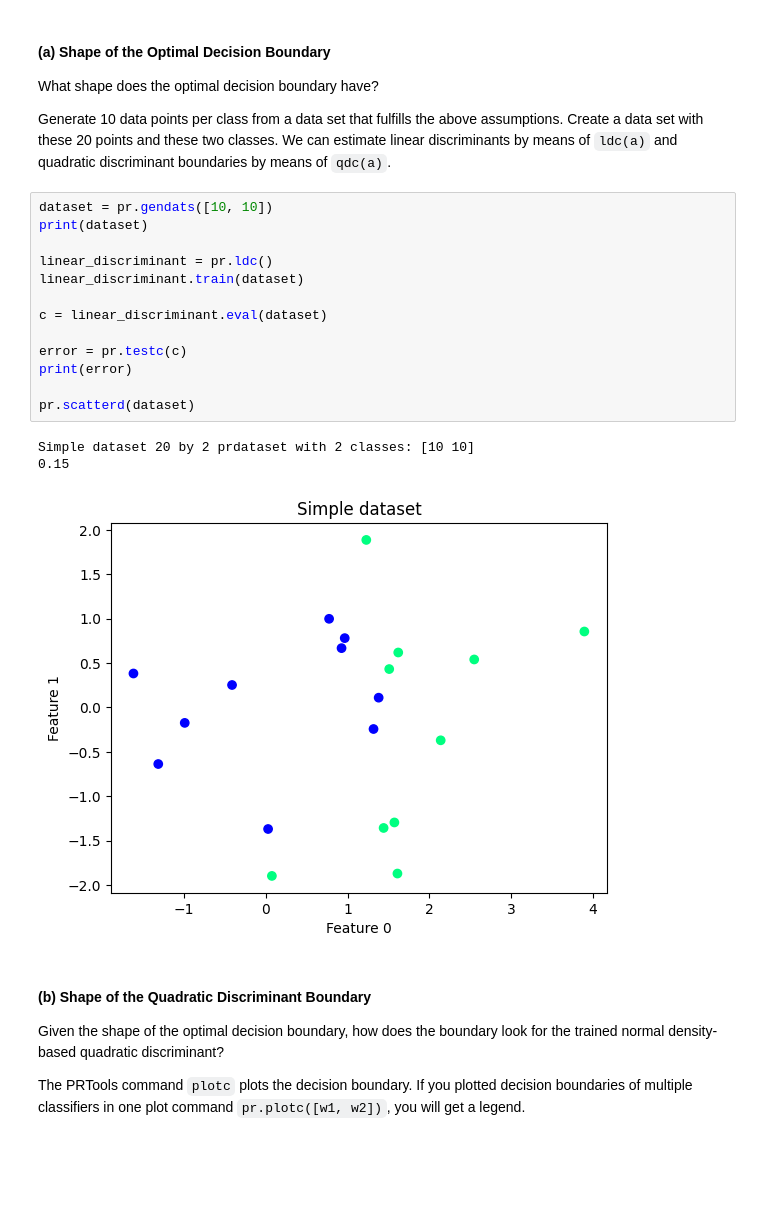
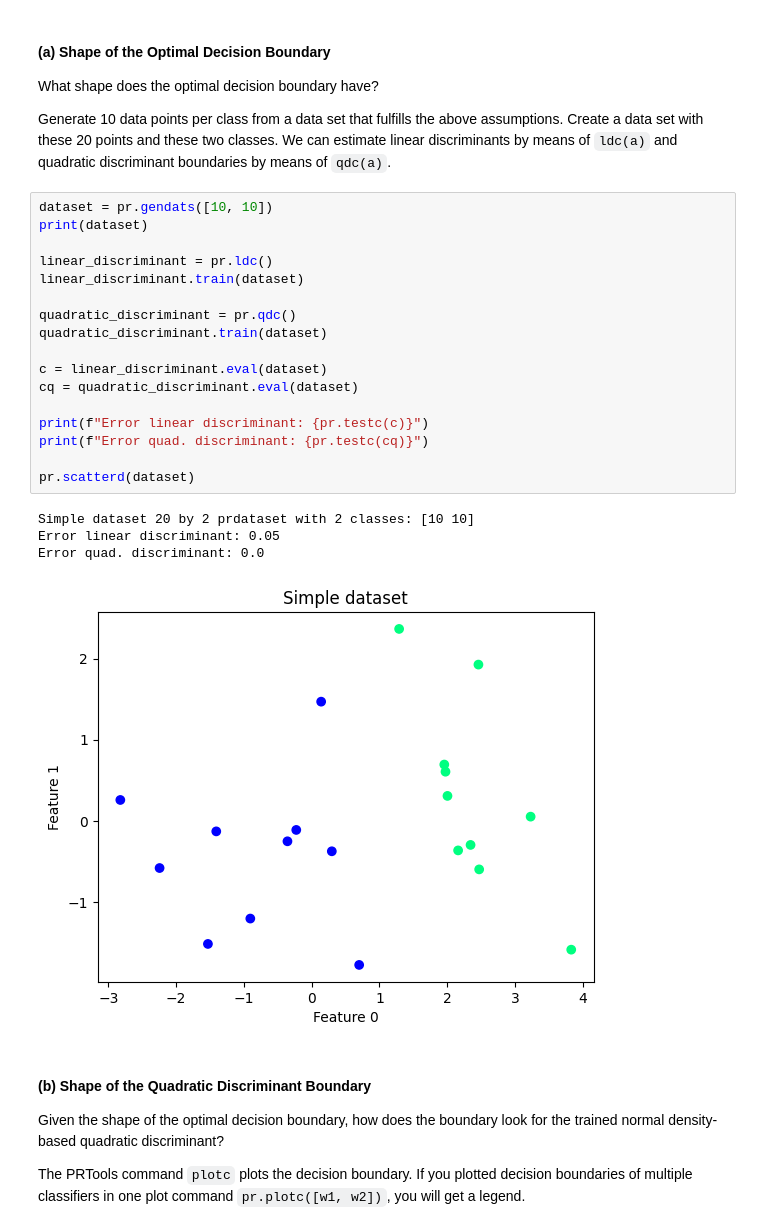
Before and after one commit to RensDur/DSAIT4005-Machine-and-Deep-Learning, a Jupyter notebook: Assignment-1.ipynb, the cells around one changed output. Saved outputs shown, nothing was run; the diff lists cells and outputs as text; blank space fills up the shorter version.

```diff
--- a/Assignment-1.ipynb
+++ b/Assignment-1.ipynb
@@ -508,20 +508,25 @@ Generate 10 data points per class from a data set that fulfills the above assump
 # %%
 dataset = pr.gendats([10, 10])
 print(dataset)
 
 linear_discriminant = pr.ldc()
 linear_discriminant.train(dataset)
 
+quadratic_discriminant = pr.qdc()
+quadratic_discriminant.train(dataset)
+
 c = linear_discriminant.eval(dataset)
+cq = quadratic_discriminant.eval(dataset)
 
-error = pr.testc(c)
-print(error)
+print(f"Error linear discriminant: {pr.testc(c)}")
+print(f"Error quad. discriminant: {pr.testc(cq)}")
 
 pr.scatterd(dataset)
 # %% [output]
 Simple dataset 20 by 2 prdataset with 2 classes: [10 10]
-0.15
+Error linear discriminant: 0.05
+Error quad. discriminant: 0.0
-[figure, old version]
+[figure, new version]
 # %% [markdown]
 #### (b) Shape of the Quadratic Discriminant Boundary
 
```
Also changed, not shown: parts of 27 cells of this notebook.
